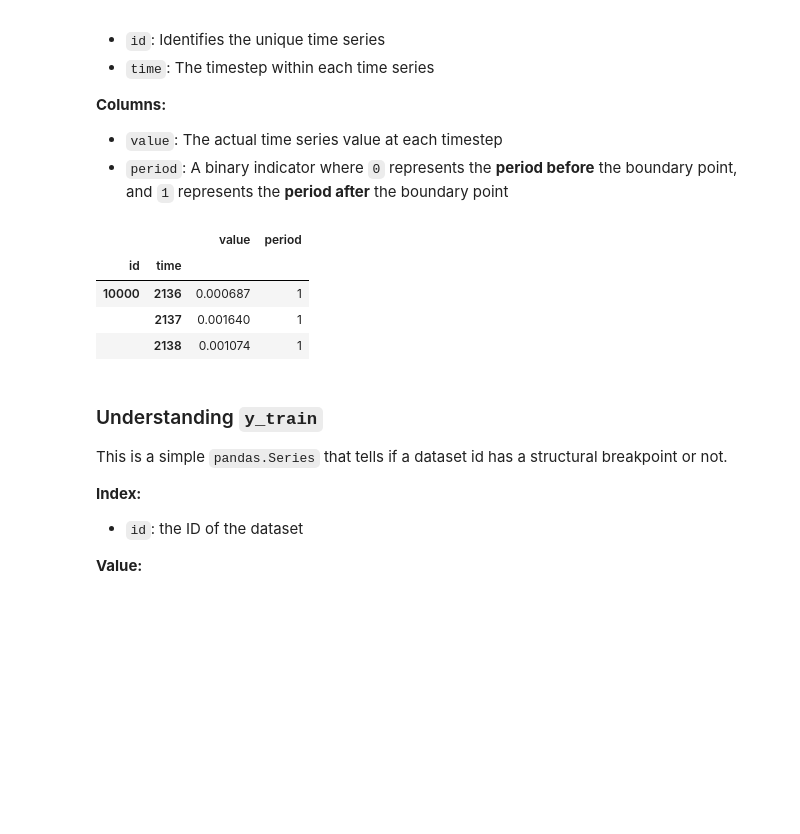
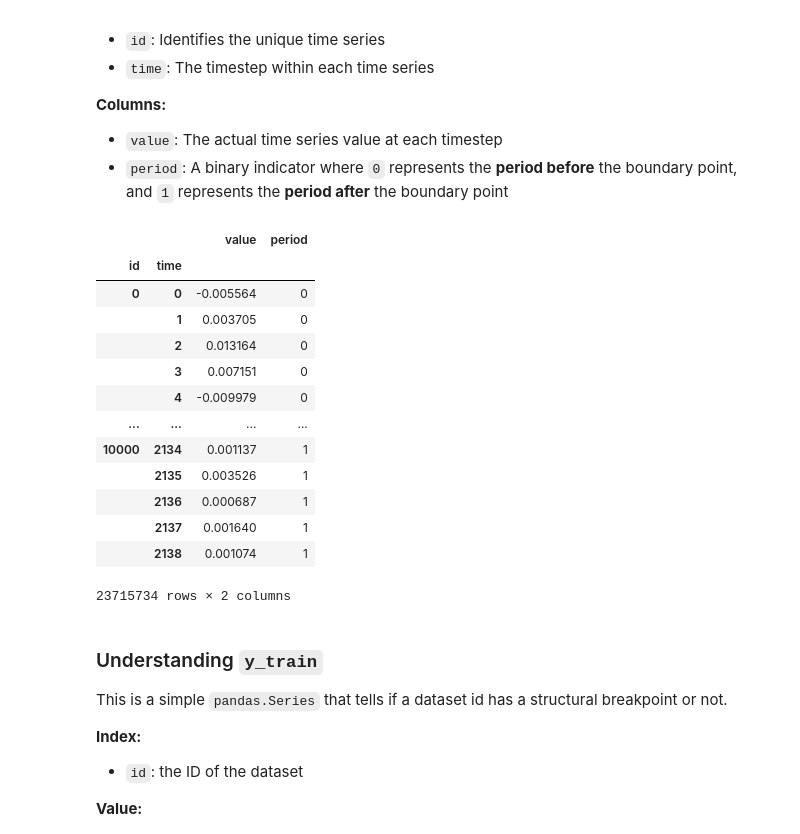
Before and after one commit to aah3/ERP, a Jupyter notebook: competitions/structural-break/quickstarters/baseline/baseline.ipynb, the cells around one changed output. Drawn from its saved outputs; the diff is of its cells as text; code cells hidden in the pictures; blank space fills up the shorter version.

```diff
--- a/competitions/structural-break/quickstarters/baseline/baseline.ipynb
+++ b/competitions/structural-break/quickstarters/baseline/baseline.ipynb
@@ -597,13 +1614,22 @@ The training data is structured as a pandas DataFrame with a MultiIndex:
 - `value`: The actual time series value at each timestep
 - `period`: A binary indicator where `0` represents the **period before** the boundary point, and `1` represents the **period after** the boundary point
 # %%
-X_train.tail(3)
+X_train
 # %% [output]
 |  |  | value | period |
 | id | time |  |  |
-| 10000 | 2136 | 0.000687 | 1 |
+| 0 | 0 | -0.005564 | 0 |
+|  | 1 | 0.003705 | 0 |
+|  | 2 | 0.013164 | 0 |
+|  | 3 | 0.007151 | 0 |
+|  | 4 | -0.009979 | 0 |
+| ... | ... | ... | ... |
+| 10000 | 2134 | 0.001137 | 1 |
+|  | 2135 | 0.003526 | 1 |
+|  | 2136 | 0.000687 | 1 |
 |  | 2137 | 0.001640 | 1 |
 |  | 2138 | 0.001074 | 1 |
+23715734 rows × 2 columns
 # %% [markdown]
 ### Understanding `y_train`
 
```
Also changed, not shown: parts of 17 cells of this notebook.
